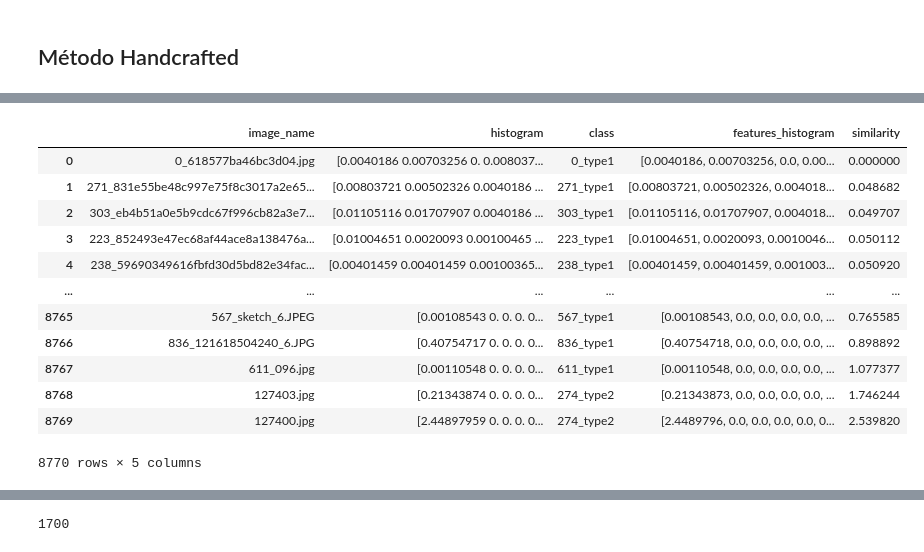
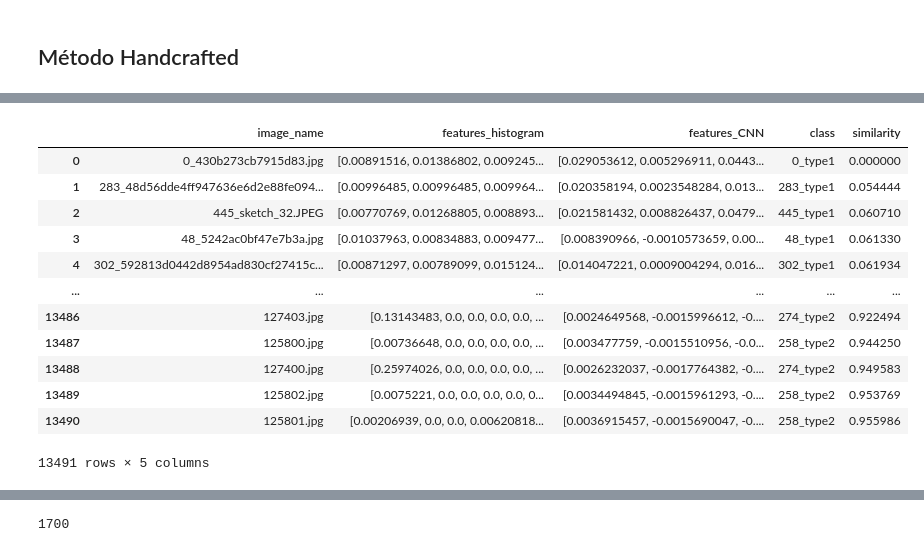
Before and after one commit to pabloyzm/LabInt, a Jupyter notebook: testing.ipynb, the cells around one changed output, grey strips where cells are left out. Drawn from its saved outputs; the diff is of its cells as text; code cells hidden in the pictures.

```diff
--- a/testing.ipynb
+++ b/testing.ipynb
@@ -11,3 +12,15 @@ config = yaml.load(open('/root/labint/scripts/LabInt/config/full_images_to_hist_
 n_bins = config['clusterization_config']['n_clusters']
+# %%
+df = pd.read_csv('/root/labint/LabInt/LabInt/csv/total_histogram_CNN.csv')
+SIFT = SIFTFeatures("", "", run=False)
+# get all images from the same class
+df["class"] = df["image_name"].apply(lambda x: SIFT.get_class(x))
+df["features_histogram"] = df["features_histogram"].apply(lambda x: get_hist_from_str(x, separator=' '))
+
+df.head()
+# %%
+#PARAMETROS GLOBALES
+IMAGE_EXAMPLE = df["image_name"][0]
+MEASURE = 'cosine'
 # %% [markdown]
 ## Método Handcrafted
@@ -46,18 +40,18 @@ df_handcrafted["features_histogram"] = df_handcrafted["histogram"].apply(lambda
 # %%
-image_example = df_handcrafted["image_name"][0]
-df_query = query_image(df_handcrafted, image_example, measure="euclidean", feature_type = "histogram")
-df_query
+image_example = df["image_name"][1000]
+df_query_hand = query_image(df, IMAGE_EXAMPLE, measure=MEASURE, feature_type = "histogram")
+df_query_hand
 # %% [output]
-|  | image_name | histogram | class | features_histogram | similarity |
-| 0 | 0_618577ba46bc3d04.jpg | [0.0040186 0.00703256 0. 0.008037... | 0_type1 | [0.0040186, 0.00703256, 0.0, 0.00... | 0.000000 |
-| 1 | 271_831e55be48c997e75f8c3017a2e65... | [0.00803721 0.00502326 0.0040186 ... | 271_type1 | [0.00803721, 0.00502326, 0.004018... | 0.048682 |
-| 2 | 303_eb4b51a0e5b9cdc67f996cb82a3e7... | [0.01105116 0.01707907 0.0040186 ... | 303_type1 | [0.01105116, 0.01707907, 0.004018... | 0.049707 |
-| 3 | 223_852493e47ec68af44ace8a138476a... | [0.01004651 0.0020093 0.00100465 ... | 223_type1 | [0.01004651, 0.0020093, 0.0010046... | 0.050112 |
-| 4 | 238_59690349616fbfd30d5bd82e34fac... | [0.00401459 0.00401459 0.00100365... | 238_type1 | [0.00401459, 0.00401459, 0.001003... | 0.050920 |
+|  | image_name | features_histogram | features_CNN | class | similarity |
+| 0 | 0_430b273cb7915d83.jpg | [0.00891516, 0.01386802, 0.009245... | [0.029053612, 0.005296911, 0.0443... | 0_type1 | 0.000000 |
+| 1 | 283_48d56dde4ff947636e6d2e88fe094... | [0.00996485, 0.00996485, 0.009964... | [0.020358194, 0.0023548284, 0.013... | 283_type1 | 0.054444 |
+| 2 | 445_sketch_32.JPEG | [0.00770769, 0.01268805, 0.008893... | [0.021581432, 0.008826437, 0.0479... | 445_type1 | 0.060710 |
+| 3 | 48_5242ac0bf47e7b3a.jpg | [0.01037963, 0.00834883, 0.009477... | [0.008390966, -0.0010573659, 0.00... | 48_type1 | 0.061330 |
+| 4 | 302_592813d0442d8954ad830cf27415c... | [0.00871297, 0.00789099, 0.015124... | [0.014047221, 0.0009004294, 0.016... | 302_type1 | 0.061934 |
 | ... | ... | ... | ... | ... | ... |
-| 8765 | 567_sketch_6.JPEG | [0.00108543 0. 0. 0. 0... | 567_type1 | [0.00108543, 0.0, 0.0, 0.0, 0.0, ... | 0.765585 |
-| 8766 | 836_121618504240_6.JPG | [0.40754717 0. 0. 0. 0... | 836_type1 | [0.40754718, 0.0, 0.0, 0.0, 0.0, ... | 0.898892 |
-| 8767 | 611_096.jpg | [0.00110548 0. 0. 0. 0... | 611_type1 | [0.00110548, 0.0, 0.0, 0.0, 0.0, ... | 1.077377 |
-| 8768 | 127403.jpg | [0.21343874 0. 0. 0. 0... | 274_type2 | [0.21343873, 0.0, 0.0, 0.0, 0.0, ... | 1.746244 |
-| 8769 | 127400.jpg | [2.44897959 0. 0. 0. 0... | 274_type2 | [2.4489796, 0.0, 0.0, 0.0, 0.0, 0... | 2.539820 |
+| 13486 | 127403.jpg | [0.13143483, 0.0, 0.0, 0.0, 0.0, ... | [0.0024649568, -0.0015996612, -0.... | 274_type2 | 0.922494 |
+| 13487 | 125800.jpg | [0.00736648, 0.0, 0.0, 0.0, 0.0, ... | [0.003477759, -0.0015510956, -0.0... | 258_type2 | 0.944250 |
+| 13488 | 127400.jpg | [0.25974026, 0.0, 0.0, 0.0, 0.0, ... | [0.0026232037, -0.0017764382, -0.... | 274_type2 | 0.949583 |
+| 13489 | 125802.jpg | [0.0075221, 0.0, 0.0, 0.0, 0.0, 0... | [0.0034494845, -0.0015961293, -0.... | 258_type2 | 0.953769 |
+| 13490 | 125801.jpg | [0.00206939, 0.0, 0.0, 0.00620818... | [0.0036915457, -0.0015690047, -0.... | 258_type2 | 0.955986 |
-8770 rows × 5 columns
+13491 rows × 5 columns
```
Also changed, not shown: parts of 45 cells of this notebook, 6 other files.
